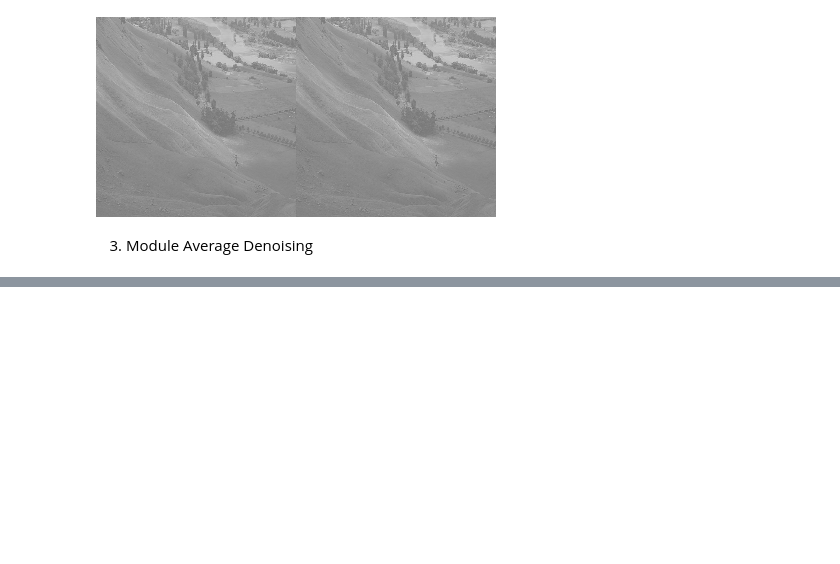
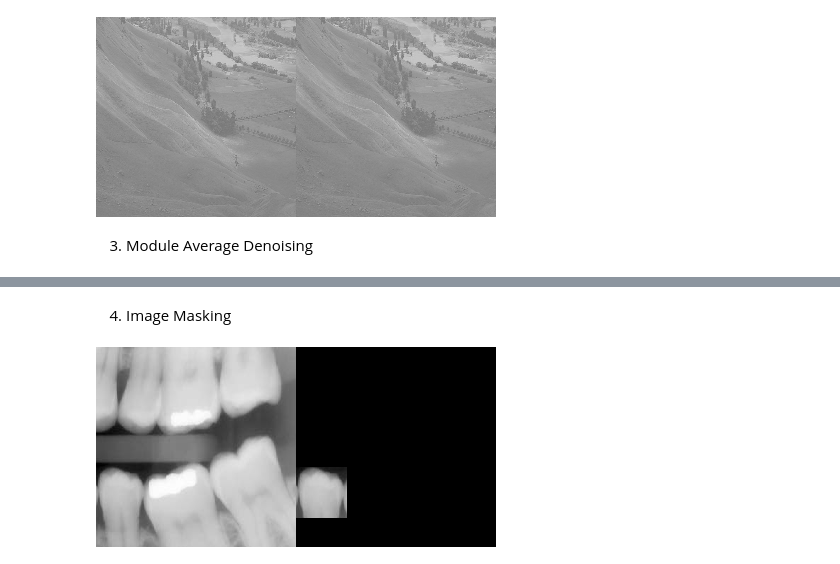
Before and after one commit to genadidharma/pcvk-week-01, a Jupyter notebook: Week 4.ipynb, the cells around one changed output, grey strips where cells are left out. Saved outputs shown, nothing was run; the diff lists cells and outputs as text; code cells hidden in the pictures; blank space fills up the shorter version.

```diff
--- a/Week 4.ipynb
+++ b/Week 4.ipynb
@@ -110,0 +111,22 @@ Hasil nilai PSNR pada citra average 100 adalah 27.881
+# %% [markdown]
+4. Image Masking
+# %%
+# load image
+original = cv.imread('/content/drive/MyDrive/Kuliah/Semester 6/Pengolahan Citra & Visi Komputer/Week 4/Source/teeth.jpg')
+original = cv.resize(original, (200,200))
+
+# create mask base image with the shape of the same image
+mask = np.zeros(original.shape[:2], dtype="uint8")
+mask_2 = np.zeros(original.shape[:2], dtype="uint8")
+
+# convert mask to square
+cv.rectangle(mask, pt1=(0, 120), pt2=(50, 170), color=(255, 255, 255), thickness=-1)
+
+# mask the original image with and operator
+masked_image = cv.bitwise_and(original, original, mask=mask)
+
+# show the images
+final_frame = cv.hconcat((original, masked_image))
+cv2_imshow(final_frame)
+# %% [output]
+[figure, added]
```
Also changed, not shown: parts of 3 cells of this notebook.
